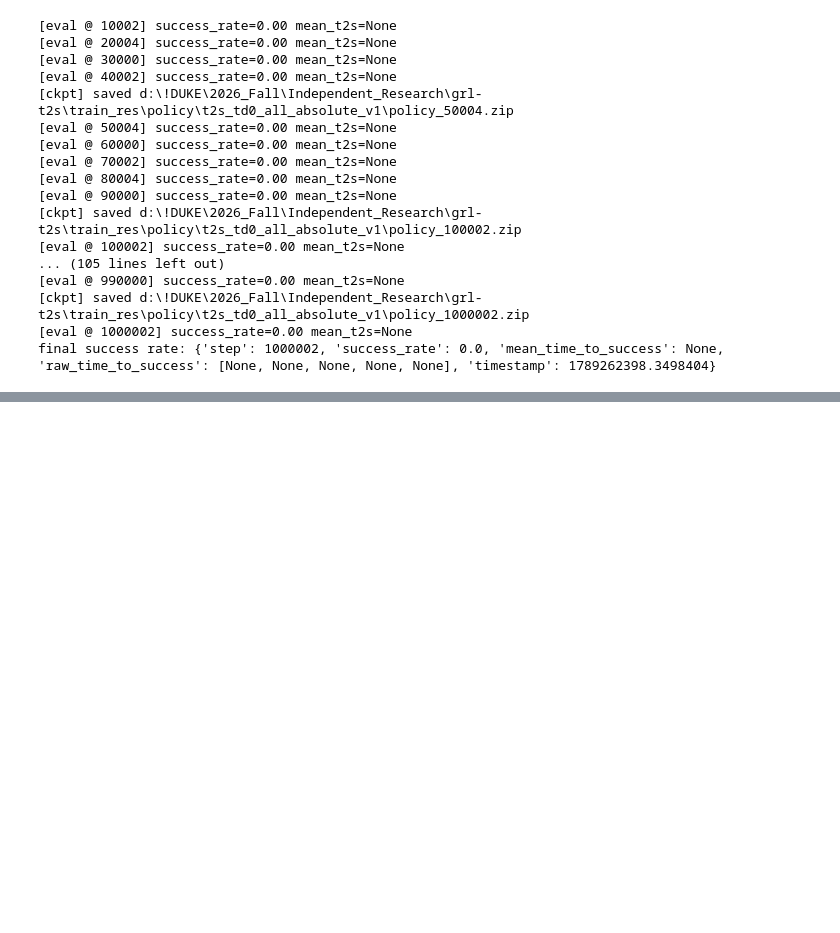
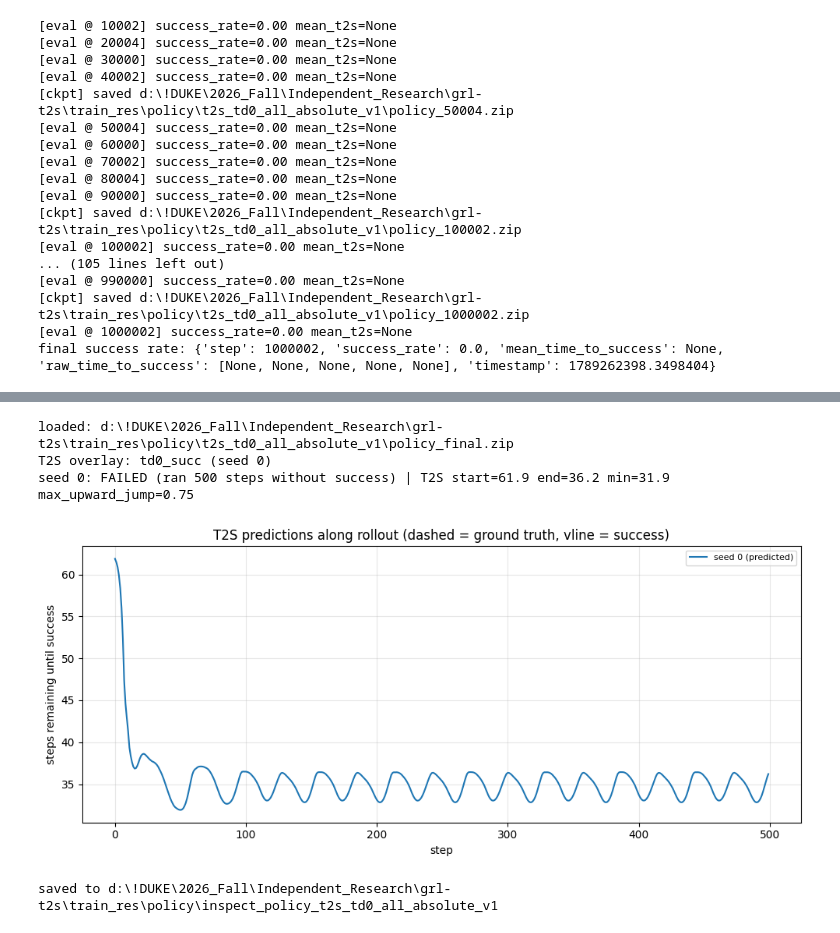
Before and after one commit to Allen-ENGI/grl-t2s, a Jupyter notebook: pipeline.ipynb, the cells around one changed output, grey strips where cells are left out. Saved outputs shown, nothing was run; the diff lists cells and outputs as text; code cells hidden in the pictures; blank space fills up the shorter version.

Commit message:
append trained policy visual and modified pipeline for 3seeds training

```diff
--- a/pipeline.ipynb
+++ b/pipeline.ipynb
@@ -232,0 +239,43 @@ final success rate: {'step': 1000002, 'success_rate': 0.0, 'mean_time_to_success
+# %%
+import visualize, t2s_predict
+
+# --- configure what to inspect ---
+# POLICY_DIR  = config.EXPERT_POLICY_DIR           # or: results.get_run_dir('policy', '<run_name>')
+POLICY_DIR  = results.get_run_dir('policy', 't2s_td0_all_absolute_v1')   # <- point this at the run you want to inspect
+
+POLICY_CKPT = f'policy_final.zip'    # or 'policy_final.zip', 'policy_200000.zip', ...
+T2S_COMBO   = 'td0_succ'                          # None to skip T2S prediction overlay
+SEEDS_TO_VIEW = [0]
+RENDER_VIDEO  = True
+
+policy, resolved = visualize.load_policy(POLICY_CKPT, POLICY_DIR)
+print('loaded:', resolved)
+
+predict_fn = None
+if T2S_COMBO:
+    method, condition = T2S_COMBO.rsplit('_', 1)
+    best_seed = next(r['best_seed'] for r in summary_rows if r['combo'] == T2S_COMBO)
+    predict_fn = t2s_predict.load_t2s_predictor(t2s_run_dir, method, condition, seed=best_seed)
+    print(f'T2S overlay: {T2S_COMBO} (seed {best_seed})')
+
+inspect_dir = results.new_run_dir('policy', f'inspect_{os.path.basename(POLICY_DIR)}',
+                                    meta={'checkpoint': resolved, 't2s_combo': T2S_COMBO})
+
+rollouts = []
+for sd in SEEDS_TO_VIEW:
+    r = visualize.rollout(policy, predict_t2s=predict_fn, seed=sd, render=RENDER_VIDEO)
+    rollouts.append(r)
+    print(f'seed {sd}: {visualize.summarize_rollout(r)}')
+    if RENDER_VIDEO and r['frames']:
+        visualize.save_video(r['frames'], os.path.join(inspect_dir, f'rollout_seed{sd}.mp4'))
+
+if predict_fn is not None:
+    visualize.plot_rollouts(rollouts, labels=[f'seed {s}' for s in SEEDS_TO_VIEW],
+                             save_path=os.path.join(inspect_dir, 't2s_curves.png'))
+print(f'\nsaved to {inspect_dir}')
+# %% [output]
+loaded: d:\!DUKE\2026_Fall\Independent_Research\grl-t2s\train_res\policy\t2s_td0_all_absolute_v1\policy_final.zip
+T2S overlay: td0_succ (seed 0)
+seed 0: FAILED (ran 500 steps without success) | T2S start=61.9 end=36.2 min=31.9 max_upward_jump=0.75
+[figure, added]
+saved to d:\!DUKE\2026_Fall\Independent_Research\grl-t2s\train_res\policy\inspect_policy_t2s_td0_all_absolute_v1
```
Also changed, not shown: parts of 2 cells of this notebook, 2 other files.
